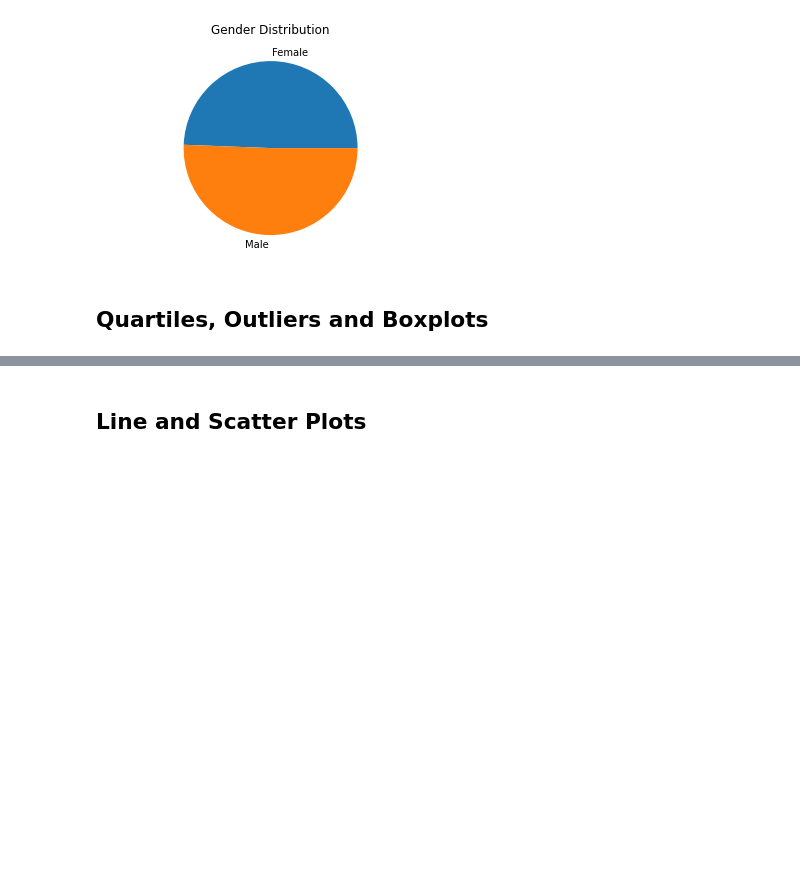
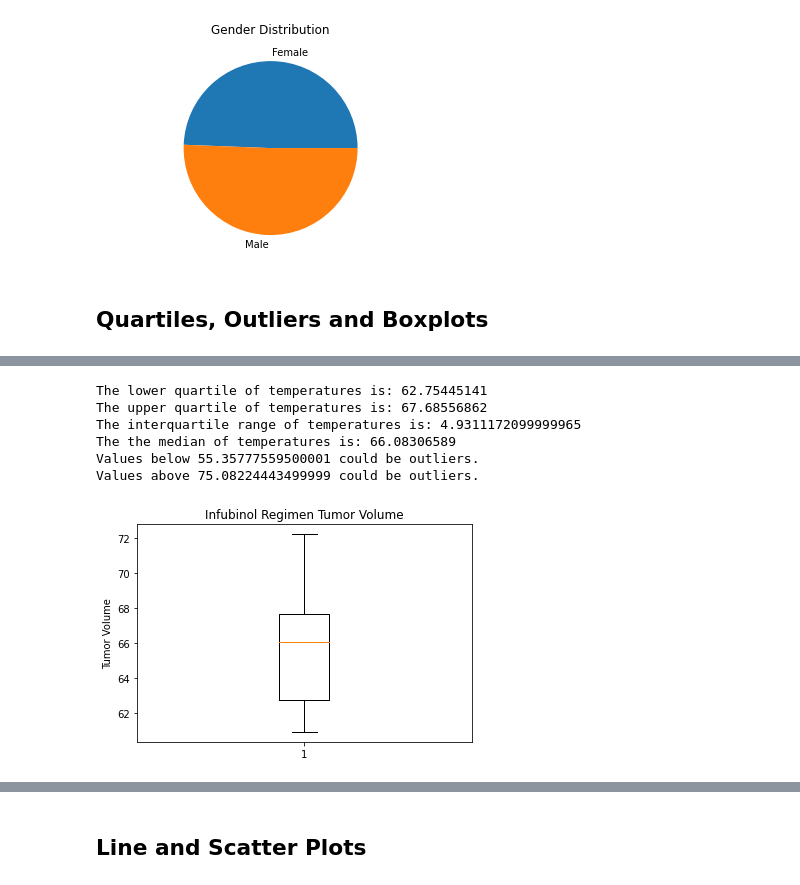
Before and after one commit to aespinosa49/Matplotlib_Challenge-, a Jupyter notebook: Pymaceuticals/pymaceuticals_starter.ipynb, the cells around one changed output, grey strips where cells are left out. Saved outputs shown, nothing was run; the diff lists cells and outputs as text; code cells hidden in the pictures; blank space fills up the shorter version.

```diff
--- a/Pymaceuticals/pymaceuticals_starter.ipynb
+++ b/Pymaceuticals/pymaceuticals_starter.ipynb
@@ -256,0 +305,36 @@ GreatestTP = Regimen_Breakdown.loc[Regimen_Breakdown["Timepoint"] == 45]
+# %%
+Regimen_Breakdown = combine_micedf.sort_values(['Drug Regimen','Mouse ID','Timepoint','Tumor Volume (mm3)'])
+GreatestTP = Regimen_Breakdown.loc[Regimen_Breakdown["Timepoint"] == 45]
+Infubinol = GreatestTP[GreatestTP["Drug Regimen"].isin(["Infubinol"])]
+Infubinol_group = Infubinol.groupby('Mouse ID')['Tumor Volume (mm3)'].min()
+
+
+quartiles = Infubinol_group.quantile([.25,.5,.75])
+lowerq = quartiles[0.25]
+upperq = quartiles[0.75]
+iqr = upperq-lowerq
+
+print(f"The lower quartile of temperatures is: {lowerq}")
+print(f"The upper quartile of temperatures is: {upperq}")
+print(f"The interquartile range of temperatures is: {iqr}")
+print(f"The the median of temperatures is: {quartiles[0.5]} ")
+
+lower_bound = lowerq - (1.5*iqr)
+upper_bound = upperq + (1.5*iqr)
+print(f"Values below {lower_bound} could be outliers.")
+print(f"Values above {upper_bound} could be outliers.")
+
+
+fig1, ax1 = plt.subplots()
+ax1.set_title('Infubinol Regimen Tumor Volume')
+ax1.set_ylabel('Tumor Volume')
+ax1.boxplot(Infubinol_group)
+plt.show()
+# %% [output]
+The lower quartile of temperatures is: 62.75445141
+The upper quartile of temperatures is: 67.68556862
+The interquartile range of temperatures is: 4.9311172099999965
+The the median of temperatures is: 66.08306589
+Values below 55.35777559500001 could be outliers.
+Values above 75.08224443499999 could be outliers.
+[figure, added]
```
Also changed, not shown: parts of 9 cells of this notebook.
